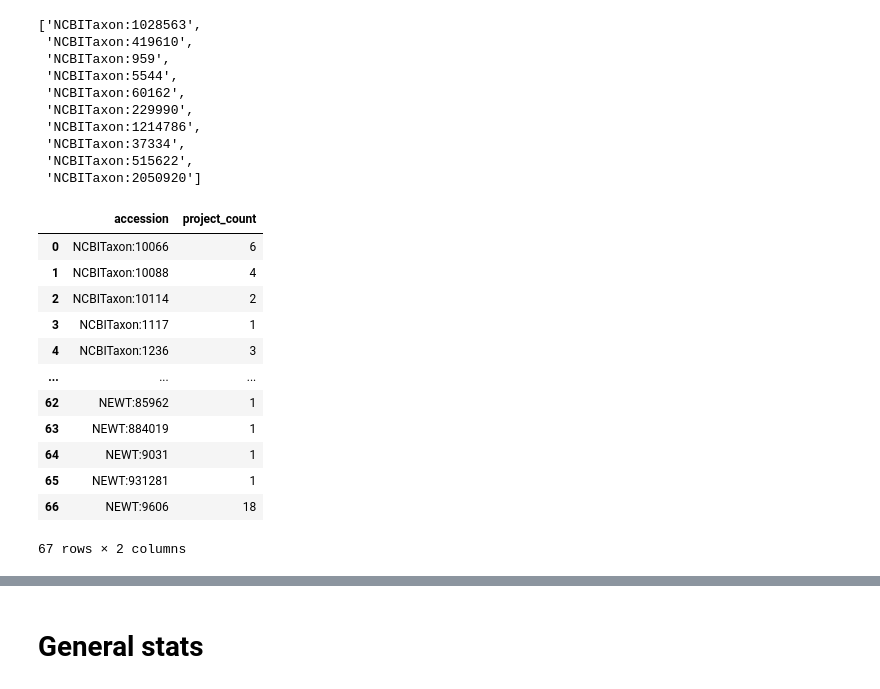
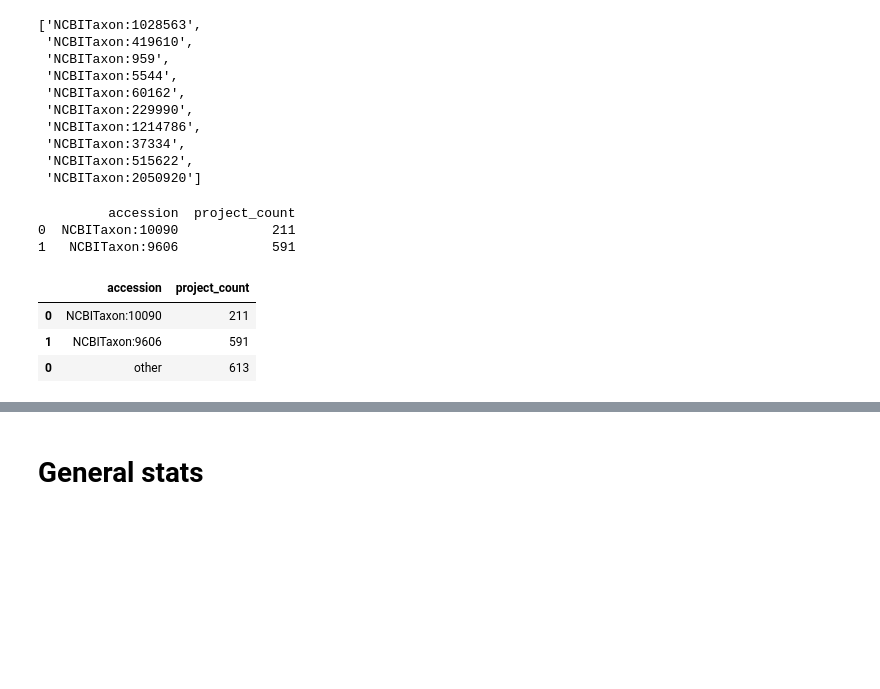
Before and after one commit to usiGrabber/usiGrabber, a Jupyter notebook: experimental/data_overview.ipynb, the cells around one changed output, grey strips where cells are left out. Drawn from its saved outputs; the diff is of its cells as text; code cells hidden in the pictures; blank space fills up the shorter version.

```diff
--- a/experimental/data_overview.ipynb
+++ b/experimental/data_overview.ipynb
@@ -98,30 +109,52 @@ unique_elements['organisms'][:10]
  'NCBITaxon:515622',
  'NCBITaxon:2050920']
 # %%
+relevant_organisms = [
+    "NCBITaxon:10090",  # Mus musculus (mouse)
+    "NCBITaxon:9606",  # Homo sapiens (human)
+]
 organism_usage = pd.read_sql(
     """
     SELECT c.accession, COUNT(DISTINCT pcp.project_accession) AS project_count
     FROM project_cv_params AS pcp
     JOIN cv_params AS c ON c.id = pcp.cv_param_id
-    WHERE REPLACE(c.accession, 'NEWT', 'NCBITaxon') = ANY(%(accessions)s)
+    WHERE c.accession = ANY(%(accessions)s)
     GROUP BY c.accession
     """,
     con=engine,
-    params={"accessions": unique_elements["organisms"]},
+    params={"accessions": relevant_organisms},
 )
+print(organism_usage.head())
+
+other_count = pd.read_sql(
+    """
+    SELECT COUNT(accession) FROM (
+        SELECT p.accession
+        FROM projects AS p
+        WHERE NOT EXISTS (
+            SELECT 1
+            FROM project_cv_params AS pcp
+            JOIN cv_params AS c ON c.id = pcp.cv_param_id
+            WHERE pcp.project_accession = p.accession
+            AND c.accession = ANY(%(accessions)s)
+        )
+    )
+    """,
+    con=engine,
+    params={"accessions": relevant_organisms},
+)
+
+organism_usage = pd.concat([
+    organism_usage,
+    pd.DataFrame([{"accession": "other", "project_count": other_count.iloc[0,0]}])
+])
 organism_usage
 # %% [output]
+         accession  project_count
+0  NCBITaxon:10090            211
+1   NCBITaxon:9606            591
 |  | accession | project_count |
-| 0 | NCBITaxon:10066 | 6 |
-| 1 | NCBITaxon:10088 | 4 |
-| 2 | NCBITaxon:10114 | 2 |
-| 3 | NCBITaxon:1117 | 1 |
-| 4 | NCBITaxon:1236 | 3 |
-| ... | ... | ... |
-| 62 | NEWT:85962 | 1 |
-| 63 | NEWT:884019 | 1 |
-| 64 | NEWT:9031 | 1 |
-| 65 | NEWT:931281 | 1 |
-| 66 | NEWT:9606 | 18 |
+| 0 | NCBITaxon:10090 | 211 |
+| 1 | NCBITaxon:9606 | 591 |
+| 0 | other | 613 |
-67 rows × 2 columns
 # %%
```
Also changed, not shown: parts of 8 cells of this notebook, 2 other files.
